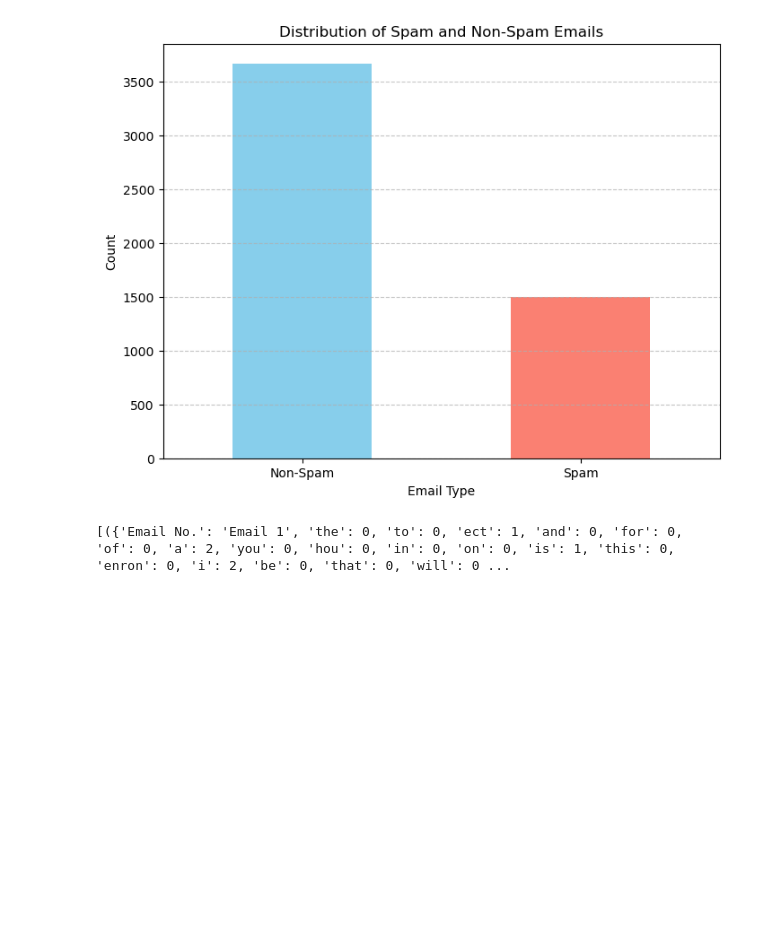
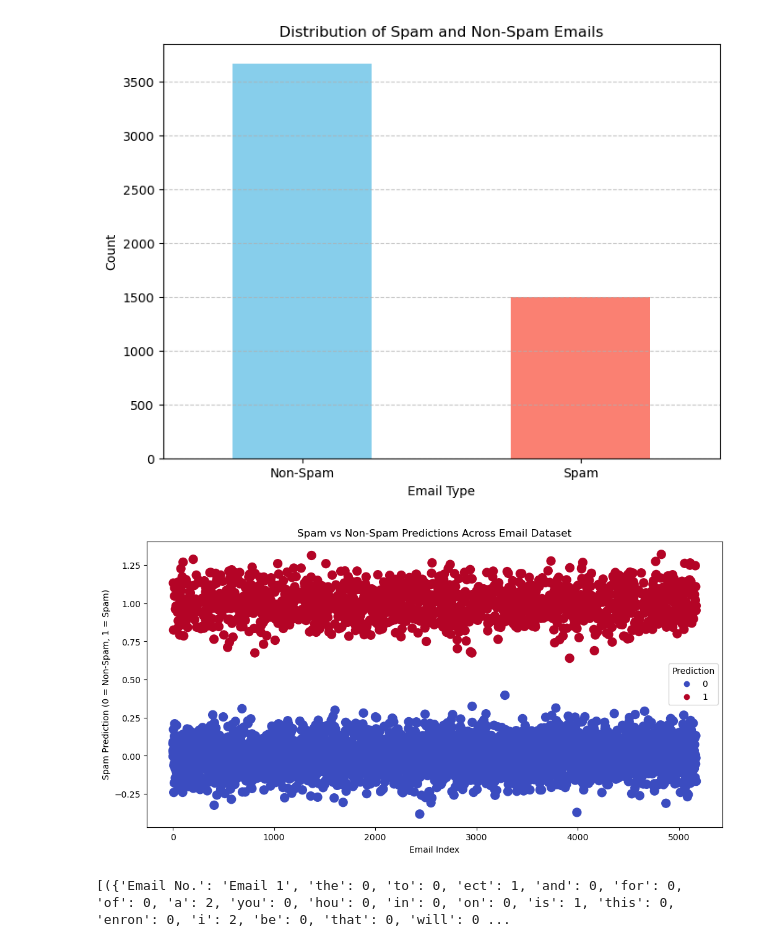
Before and after one commit to silvergjeka22/NLP, a Jupyter notebook: SpamClassifier/spamClassifier.ipynb, the cells around one changed output. Saved outputs shown, nothing was run; the diff lists cells and outputs as text; code cells hidden in the pictures; blank space fills up the shorter version.

```diff
--- a/SpamClassifier/spamClassifier.ipynb
+++ b/SpamClassifier/spamClassifier.ipynb
@@ -57,6 +64,35 @@ def plot_distribution(data_set):
 plot_distribution(data_set)
 # %% [output]
 [figure]
+# %%
+import matplotlib.pyplot as plt
+import numpy as np
+
+# Create jitter to visualize overlapping points
+jitter = np.random.normal(0, 0.1, len(data_set))  # Add small random noise for better visualization
+
+fig, ax = plt.subplots(figsize=(12, 6))
+
+# Create scatter plot with added jitter
+scatter = ax.scatter(
+    x=np.arange(len(data_set)),  # Email indices on x-axis
+    y=data_set['Prediction'] + jitter,  # Predictions with jitter to show distribution
+    c=data_set['Prediction'],  # Coloring based on the prediction
+    cmap='coolwarm',
+    s=100,
+);
+
+# Set title, xlabel, ylabel, and legend
+ax.set(
+    title="Spam vs Non-Spam Predictions Across Email Dataset",
+    xlabel="Email Index",
+    ylabel="Spam Prediction (0 = Non-Spam, 1 = Spam)"
+);
+
+# Add a legend
+ax.legend(*scatter.legend_elements(), title="Prediction");
+# %% [output]
+[figure, added]
 # %%
 # Step 4: Prepare the data:
 def prepare_data(data_set):
```
Also changed, not shown: parts of 5 cells of this notebook, 1 other file.
